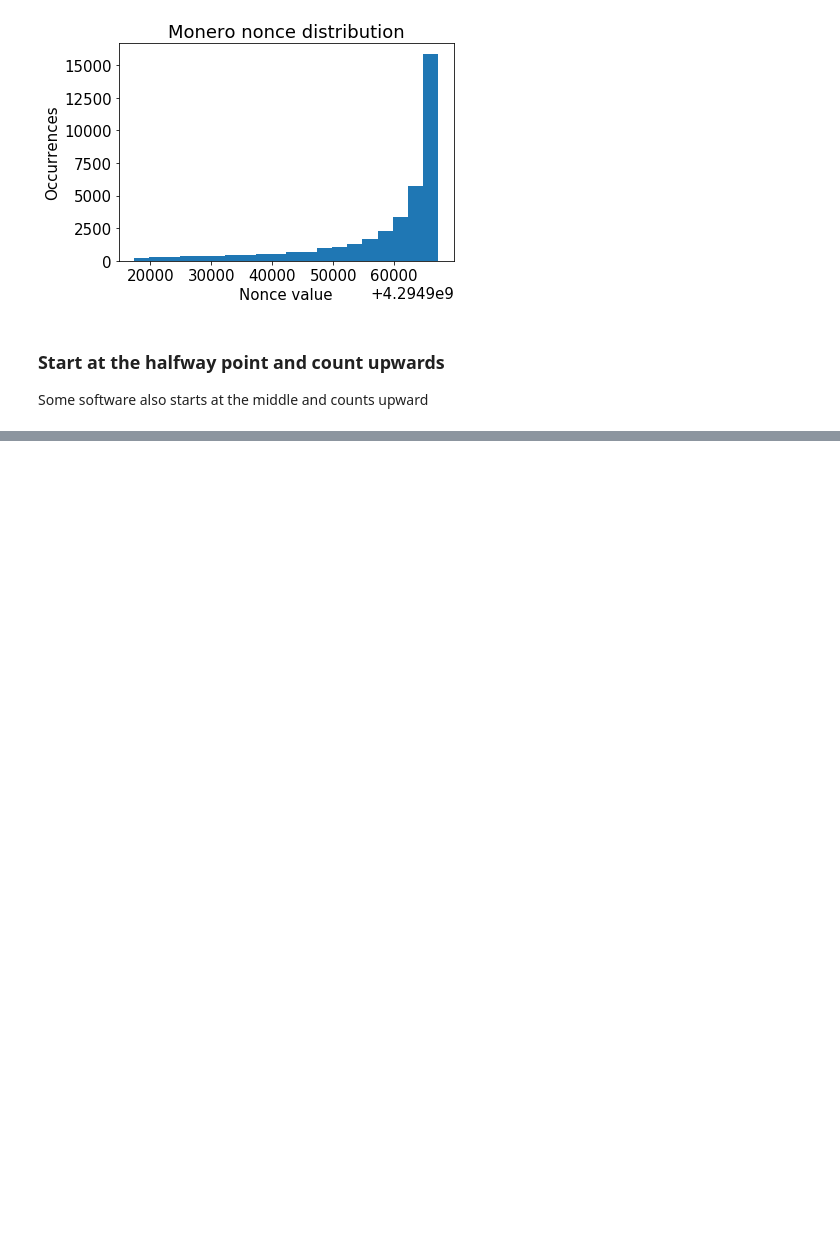
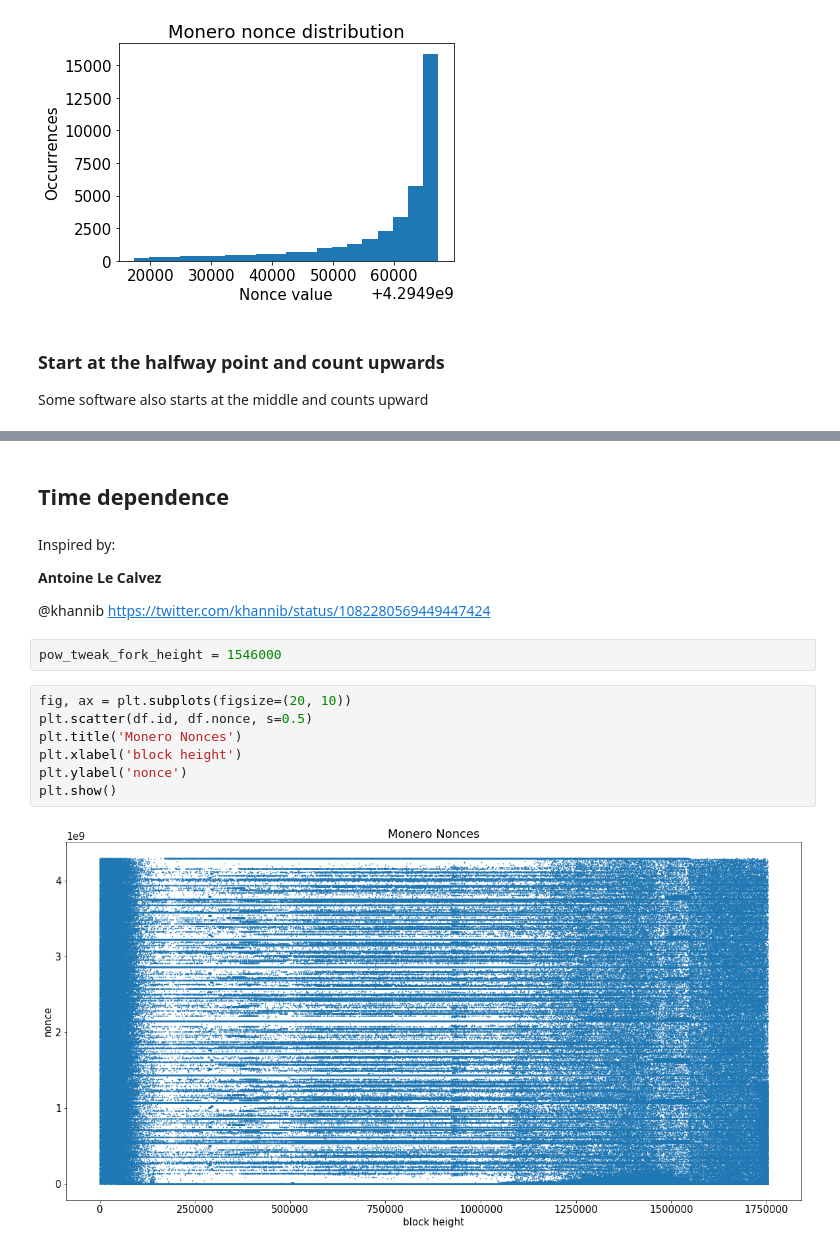
Before and after one commit to noncesense-research-lab/nonce_distribution, a Jupyter notebook: nonce_distribution.ipynb, the cells around one changed output, grey strips where cells are left out. Saved outputs shown, nothing was run; the diff lists cells and outputs as text; blank space fills up the shorter version.

```diff
--- a/nonce_distribution.ipynb
+++ b/nonce_distribution.ipynb
@@ -181,0 +182,19 @@ plt.xlabel('Nonce value');
+# %% [markdown]
+## Time dependence
+# %% [markdown]
+Inspired by:
+
+__Antoine Le Calvez__
+
+@khannib https://twitter.com/khannib/status/1082280569449447424
+# %%
+pow_tweak_fork_height = 1546000
+# %%
+fig, ax = plt.subplots(figsize=(20, 10))
+plt.scatter(df.id, df.nonce, s=0.5)
+plt.title('Monero Nonces')
+plt.xlabel('block height')
+plt.ylabel('nonce')
+plt.show()
+# %% [output]
+[figure, added]
```
Also changed, not shown: parts of 10 cells of this notebook.
